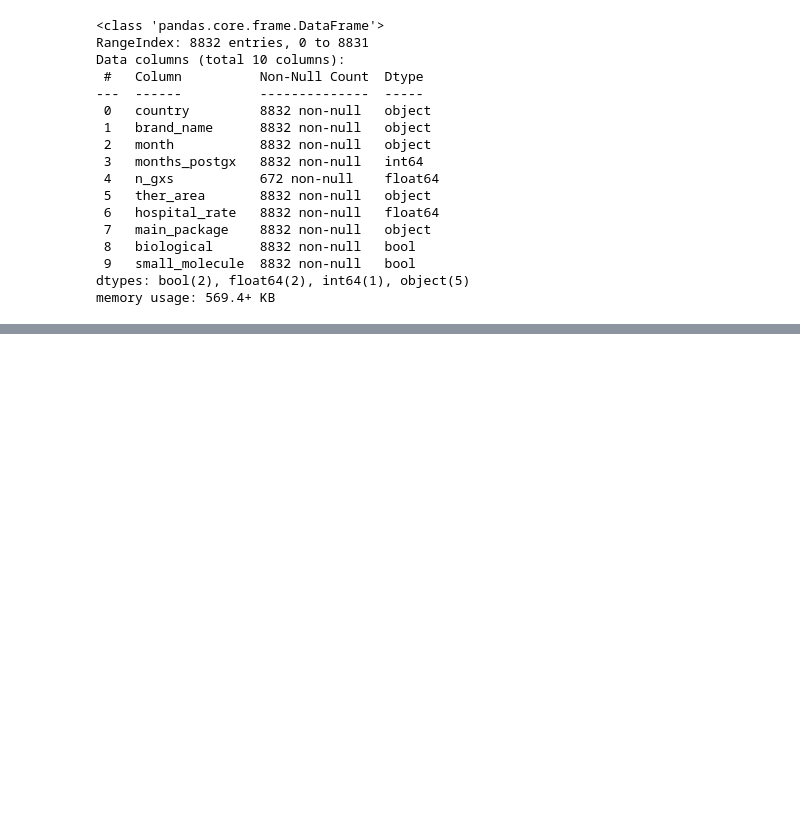
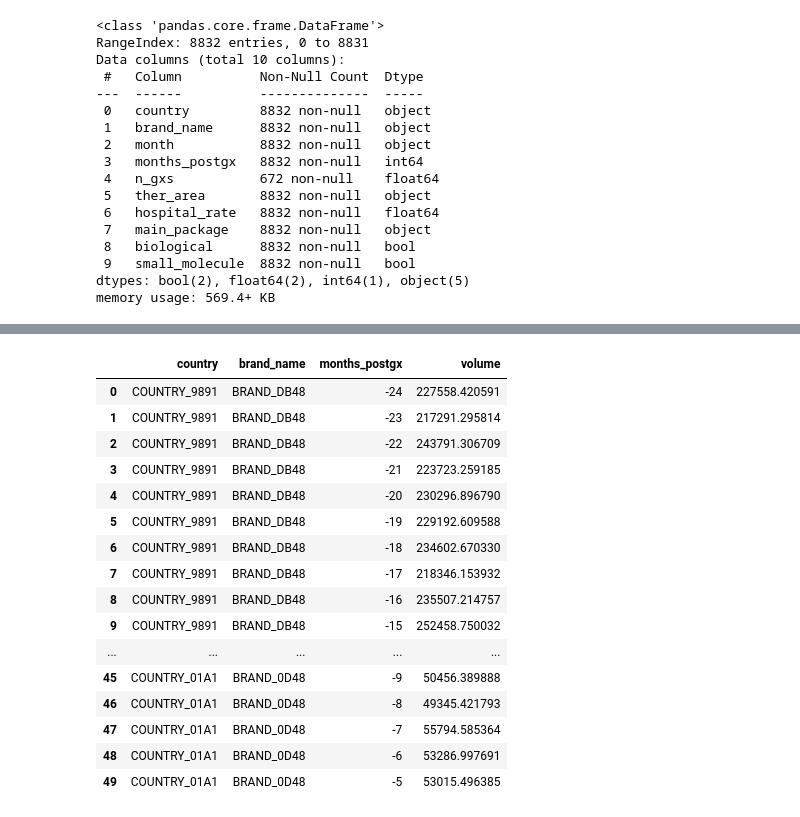
Before and after one commit to Tanay0123/Redbacks, a Jupyter notebook: Poisson_Regression_Model.ipynb, the cells around one changed output, grey strips where cells are left out. Saved outputs shown, nothing was run; the diff lists cells and outputs as text; code cells hidden in the pictures; blank space fills up the shorter version.

```diff
--- a/Poisson_Regression_Model.ipynb
+++ b/Poisson_Regression_Model.ipynb
@@ -130,0 +185,20 @@ output_df = pd.concat([output_df, pred_df], axis=1)
+# %%
+output_df.head(50)
+# %% [output]
+|  | country | brand_name | months_postgx | volume |
+| 0 | COUNTRY_9891 | BRAND_DB48 | -24 | 227558.420591 |
+| 1 | COUNTRY_9891 | BRAND_DB48 | -23 | 217291.295814 |
+| 2 | COUNTRY_9891 | BRAND_DB48 | -22 | 243791.306709 |
+| 3 | COUNTRY_9891 | BRAND_DB48 | -21 | 223723.259185 |
+| 4 | COUNTRY_9891 | BRAND_DB48 | -20 | 230296.896790 |
+| 5 | COUNTRY_9891 | BRAND_DB48 | -19 | 229192.609588 |
+| 6 | COUNTRY_9891 | BRAND_DB48 | -18 | 234602.670330 |
+| 7 | COUNTRY_9891 | BRAND_DB48 | -17 | 218346.153932 |
+| 8 | COUNTRY_9891 | BRAND_DB48 | -16 | 235507.214757 |
+| 9 | COUNTRY_9891 | BRAND_DB48 | -15 | 252458.750032 |
+| ... | ... | ... | ... | ... |
+| 45 | COUNTRY_01A1 | BRAND_0D48 | -9 | 50456.389888 |
+| 46 | COUNTRY_01A1 | BRAND_0D48 | -8 | 49345.421793 |
+| 47 | COUNTRY_01A1 | BRAND_0D48 | -7 | 55794.585364 |
+| 48 | COUNTRY_01A1 | BRAND_0D48 | -6 | 53286.997691 |
+| 49 | COUNTRY_01A1 | BRAND_0D48 | -5 | 53015.496385 |
```
Also changed, not shown: parts of 5 cells of this notebook, 2 other files.
